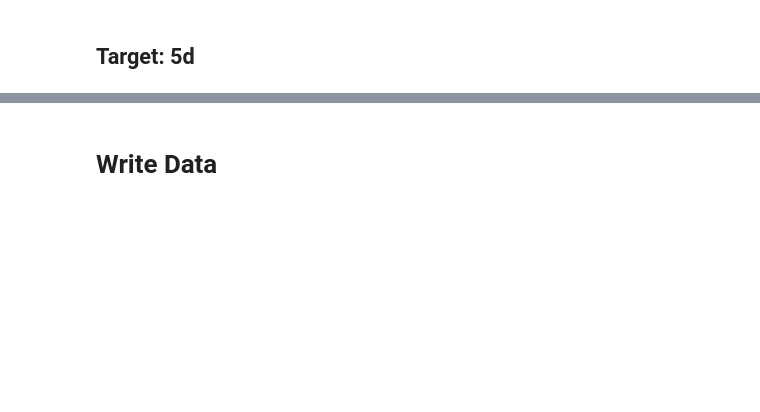
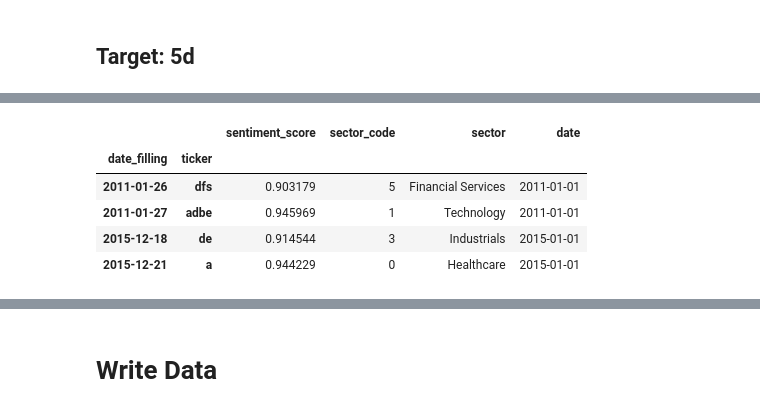
Before and after one commit to manualrg/dslab-ai-for-trading, a Jupyter notebook: notebooks/05_nlp_quant/03_10ksent_mlsent.ipynb, the cells around one changed output, grey strips where cells are left out. Drawn from its saved outputs; the diff is of its cells as text; code cells hidden in the pictures; blank space fills up the shorter version.

```diff
--- a/notebooks/05_nlp_quant/03_10ksent_mlsent.ipynb
+++ b/notebooks/05_nlp_quant/03_10ksent_mlsent.ipynb
@@ -869,0 +881,4 @@ pd.DataFrame(res_logreg_5d_cv1.cv_results_).filter(regex='(params|auc|mean_test_
+# %%
+p_train_20d = pd.Series(index=X_train_st.index, data=champ_model_20d.predict_proba(X_train_st)[:,1], name='sentiment_score')
+p_test_20d = pd.Series(index=X_test_st.index, data=champ_model_20d.predict_proba(X_test_st)[:,1], name='sentiment_score')
+preds_20d = pd.concat([p_train_20d, p_test_20d], axis=0).reset_index().merge(sector_to_asset, how='left', on='ticker').set_index(['date_filling', 'ticker']).sort_index()
@@ -869,0 +904,13 @@ pd.DataFrame(res_logreg_5d_cv1.cv_results_).filter(regex='(params|auc|mean_test_
+# %%
+preds_20d = preds_20d.merge(date_idx, on=['date_filling', 'ticker'])
+preds_20d['sector_code'] = preds_20d['sector_code'].fillna(-1)
+preds_20d['sector'] = preds_20d['sector'].fillna("No sector")
+
+pd.concat([preds_20d.head(2), preds_20d.tail(2)], axis=0)
+# %% [output]
+|  |  | sentiment_score | sector_code | sector | date |
+| date_filling | ticker |  |  |  |  |
+| 2011-01-26 | dfs | 0.903179 | 5 | Financial Services | 2011-01-01 |
+| 2011-01-27 | adbe | 0.945969 | 1 | Technology | 2011-01-01 |
+| 2015-12-18 | de | 0.914544 | 3 | Industrials | 2015-01-01 |
+| 2015-12-21 | a | 0.944229 | 0 | Healthcare | 2015-01-01 |
```
Also changed, not shown: parts of 18 cells of this notebook.
